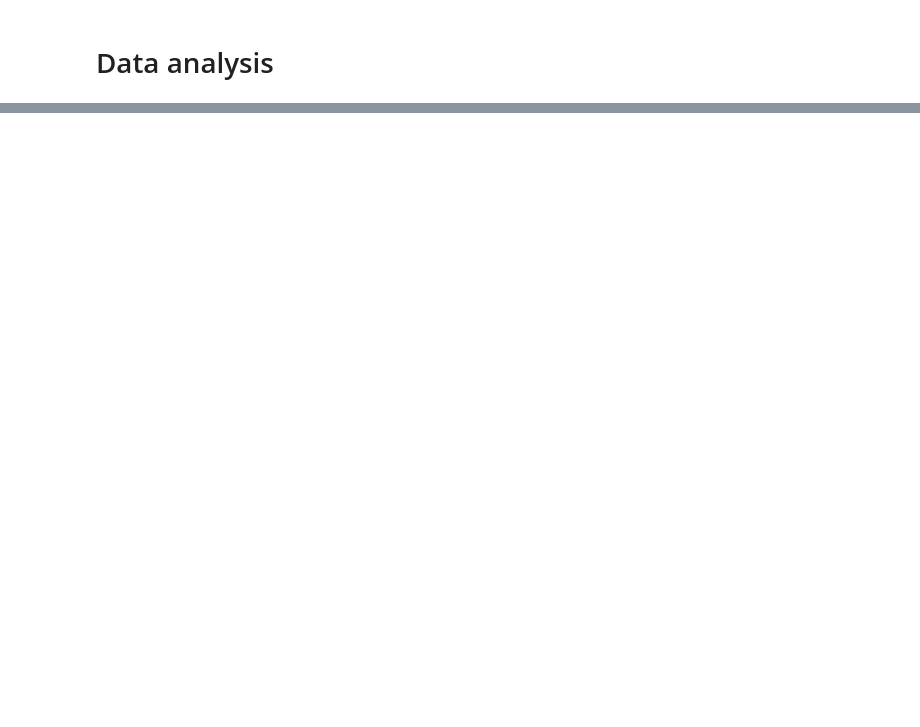
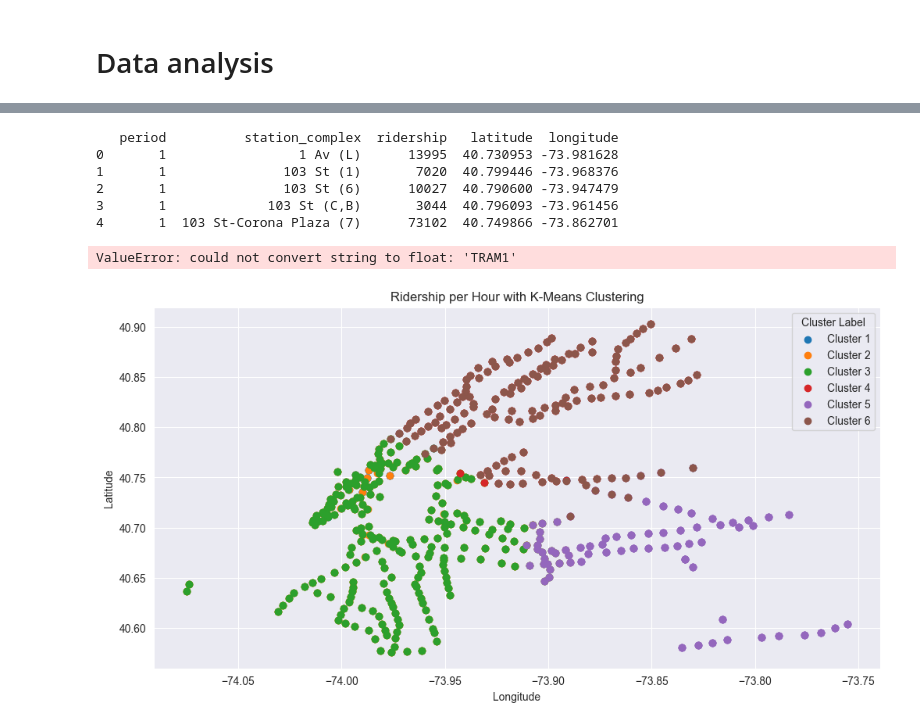
Before and after one commit to IsraP/IP-TCC, a Jupyter notebook: TCC.ipynb, the cells around one changed output, grey strips where cells are left out. Cells and saved outputs as stored; diff of their text form; code cells hidden in the pictures; blank space fills up the shorter version.

```diff
--- a/TCC.ipynb
+++ b/TCC.ipynb
@@ -75,0 +130,55 @@ for day in days_order:
+# %%
+sampled_df['period'] = sampled_df['hour'].apply(map_hour_to_period)
+
+grouped_df = sampled_df.groupby(['period', 'station_complex_id']).agg({
+    'ridership': 'sum',
+    'latitude': 'mean',
+    'longitude': 'mean'
+}).reset_index()
+# %%
+print(grouped_df.head())
+# %% [output]
+   period          station_complex  ridership   latitude  longitude
+0       1                 1 Av (L)      13995  40.730953 -73.981628
+1       1               103 St (1)       7020  40.799446 -73.968376
+2       1               103 St (6)      10027  40.790600 -73.947479
+3       1             103 St (C,B)       3044  40.796093 -73.961456
+4       1  103 St-Corona Plaza (7)      73102  40.749866 -73.862701
+# %%
+features = grouped_df[['ridership', 'period', 'station_complex_id']]
+
+# Normalização
+scaler = StandardScaler()
+features_scaled = scaler.fit_transform(features)
+# %% [output]
+ValueError: could not convert string to float: 'TRAM1'
+# %%
+k = 6
+
+kmeans = KMeans(n_clusters=k, random_state=42, n_init=10)
+clusters = kmeans.fit_predict(features_scaled)
+grouped_df['cluster'] = clusters
+# %%
+eps = 0.5
+min_samples = 5
+
+dbscan = DBSCAN(eps=eps, min_samples=min_samples)
+clusters = dbscan.fit_predict(features_scaled)
+
+grouped_df['cluster'] = clusters
+# %%
+plt.figure(figsize=(12, 6))
+
+u_labels = np.unique(clusters)
+
+for i in u_labels:
+    cluster_data = grouped_df[grouped_df['cluster'] == 5-i]
+    plt.scatter(cluster_data['longitude'], cluster_data['latitude'], label=f"Cluster {i + 1}")
+
+plt.legend(title="Cluster Label", loc='upper right')
+plt.title('Ridership per Hour with K-Means Clustering')
+plt.xlabel('Longitude')
+plt.ylabel('Latitude')
+plt.show()
+# %% [output]
+[figure, added]
```
Also changed, not shown: parts of 12 cells of this notebook, 1 other file.
